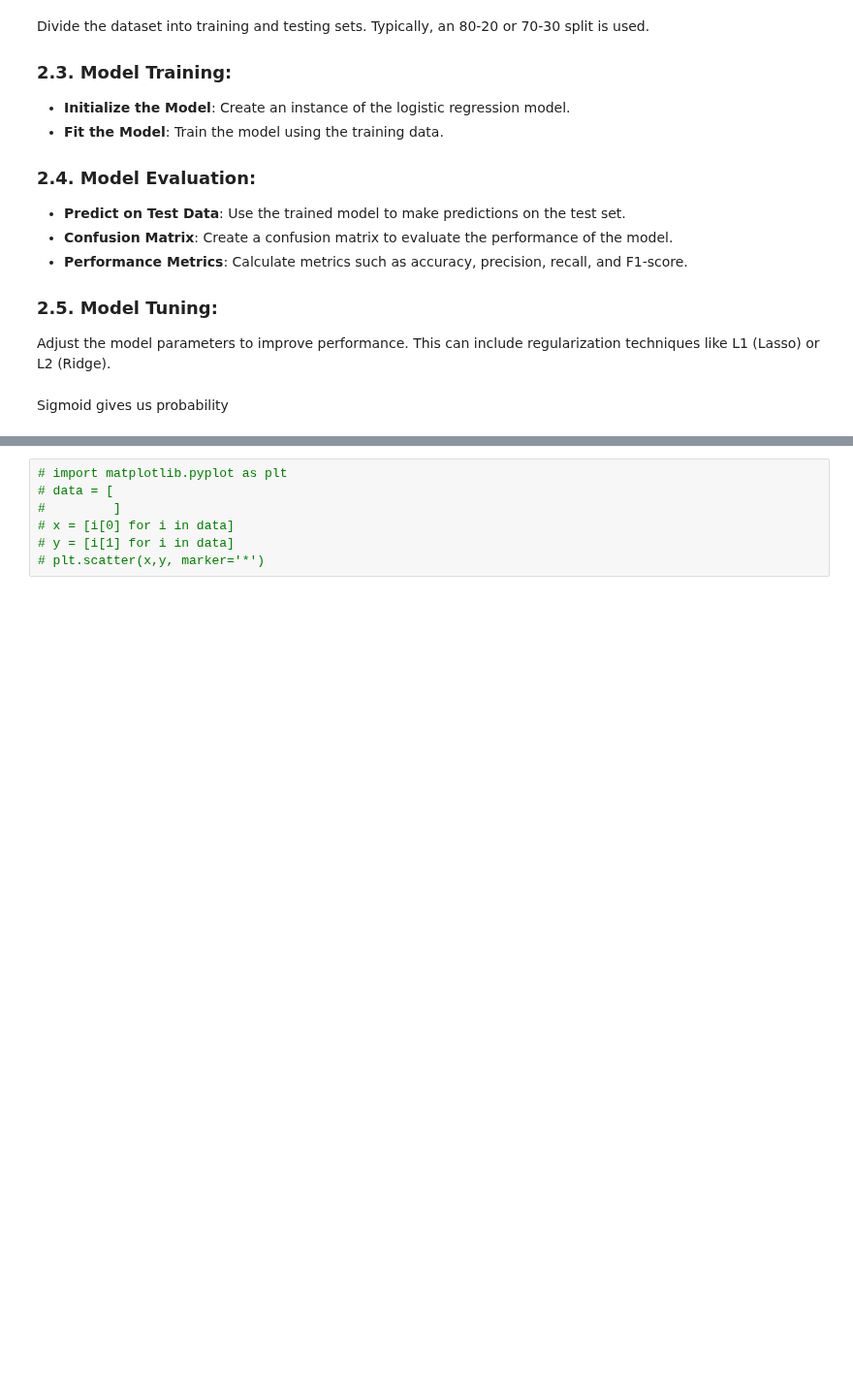
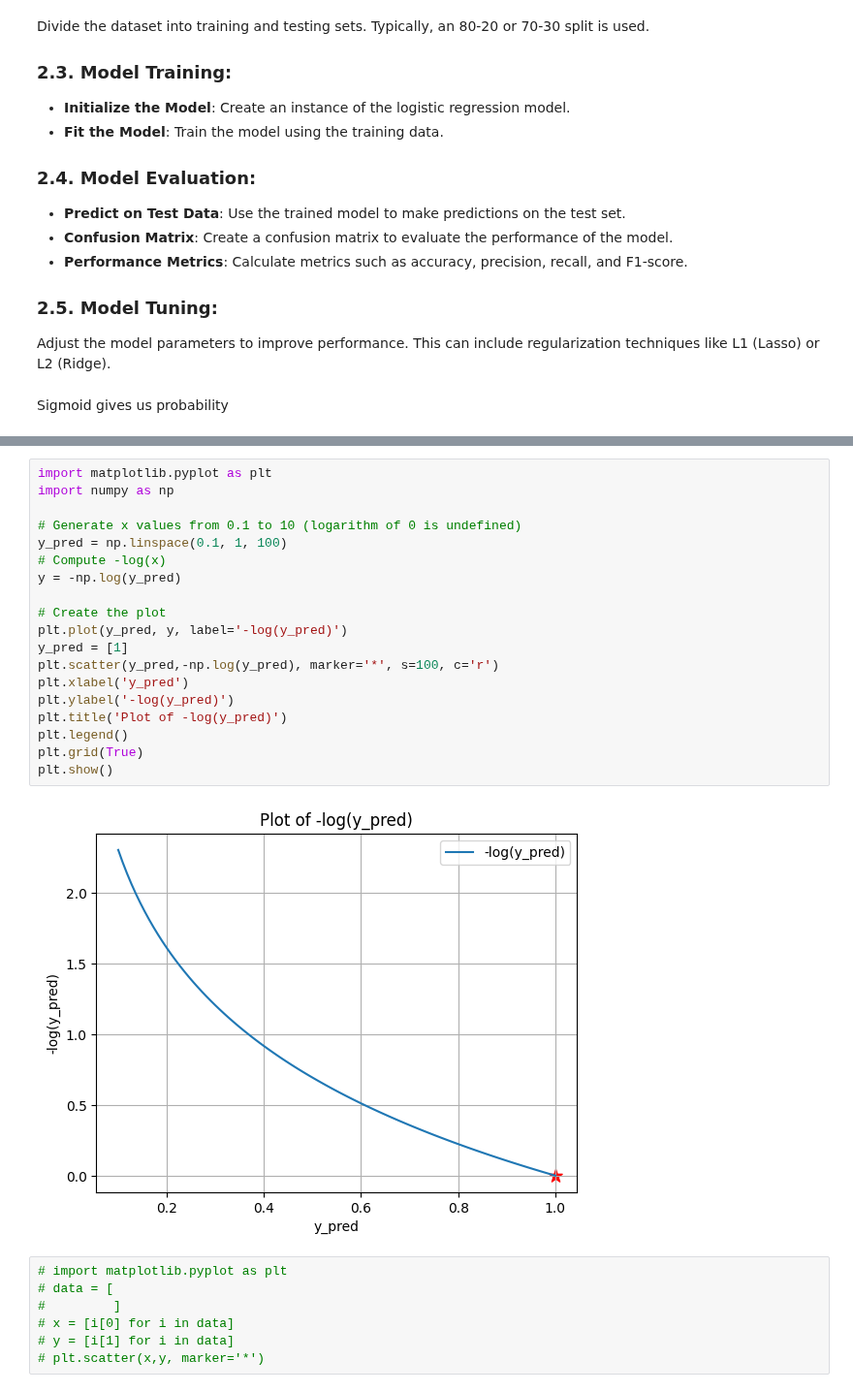
Before and after one commit to barzansaeedpour/foundations-of-machine-learning, a Jupyter notebook: 02_Supervised Learning/02_classification/Logestic Regression/01_logistic_regression_from_scratch.ipynb, the cells around one changed output, grey strips where cells are left out. Shown at 97% size. Drawn from its saved outputs; the diff is of its cells as text; blank space fills up the shorter version.

```diff
--- a/02_Supervised Learning/02_classification/Logestic Regression/01_logistic_regression_from_scratch.ipynb
+++ b/02_Supervised Learning/02_classification/Logestic Regression/01_logistic_regression_from_scratch.ipynb
@@ -73,3 +129,24 @@ where:
+# %%
+import matplotlib.pyplot as plt
+import numpy as np
+
+# Generate x values from 0.1 to 10 (logarithm of 0 is undefined)
+y_pred = np.linspace(0.1, 1, 100)
+# Compute -log(x)
+y = -np.log(y_pred)
+
+# Create the plot
+plt.plot(y_pred, y, label='-log(y_pred)')
+y_pred = [1]
+plt.scatter(y_pred,-np.log(y_pred), marker='*', s=100, c='r')
+plt.xlabel('y_pred')
+plt.ylabel('-log(y_pred)')
+plt.title('Plot of -log(y_pred)')
+plt.legend()
+plt.grid(True)
+plt.show()
+# %% [output]
+[figure, added]
 # %%
 # import matplotlib.pyplot as plt
 # data = [
```
Also changed, not shown: parts of 4 cells of this notebook.
